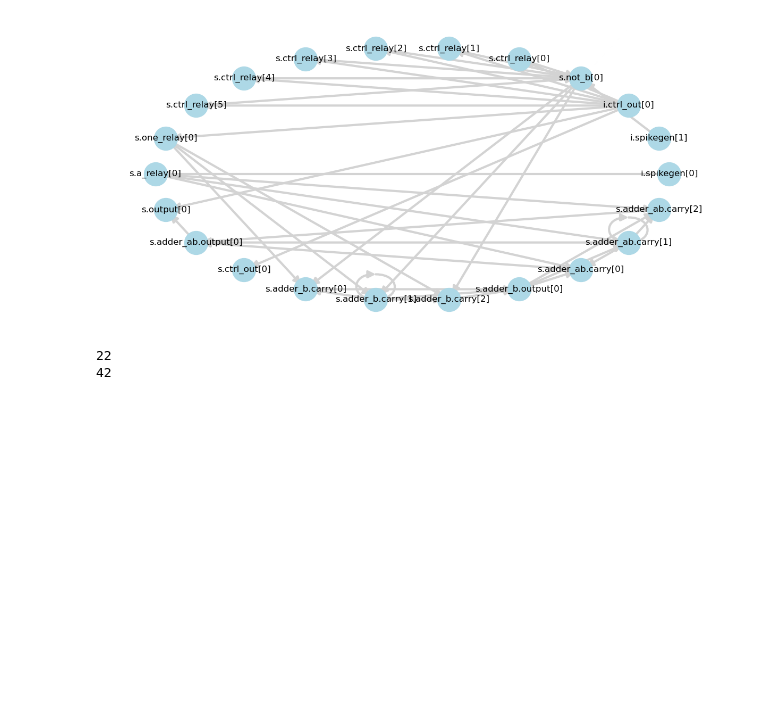
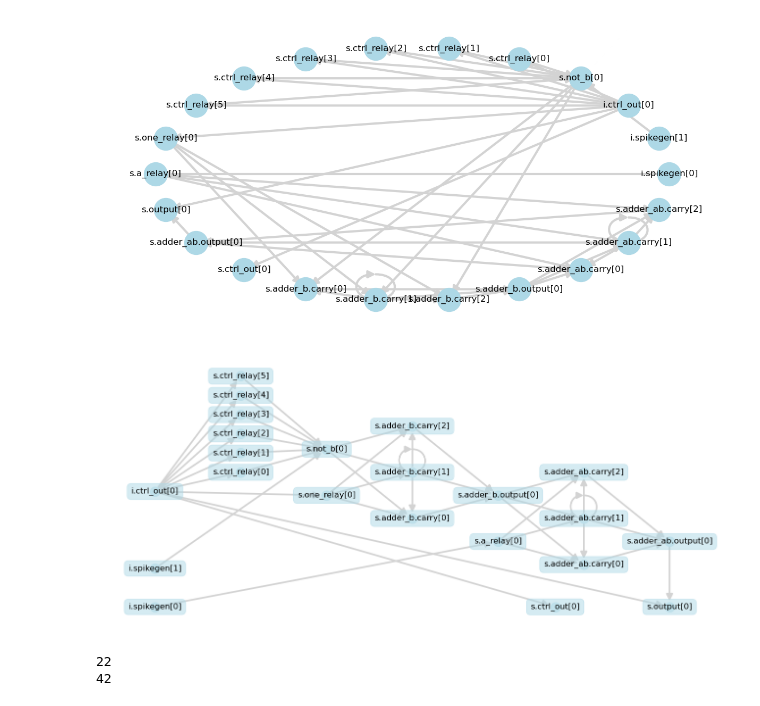
Before and after one commit to sandialabs/Sango, a Jupyter notebook: notebooks/example_subtractor.ipynb, the cells around one changed output. Drawn from its saved outputs; the diff is of its cells as text; code cells hidden in the pictures; blank space fills up the shorter version.

Commit message:
updating subtractor visualization with manual layout

```diff
--- a/notebooks/example_subtractor.ipynb
+++ b/notebooks/example_subtractor.ipynb
@@ -214,4 +216,41 @@ plt.axis('off')
 plt.tight_layout()
 # %% [output]
 [figure]
+# %%
+# Some better visualization with manually placed nodes
+plt.figure(figsize=(13, 6))
+graph = net.graph()
+pos = nx.circular_layout(graph)
+
+# Manually assign links
+pos['i.spikegen[0]'] = [-1,0]
+pos['i.spikegen[1]'] = [-1,1]
+pos['i.ctrl_out[0]'] = [-1,3]
+pos['s.not_b[0]'] = [2,4.1]
+pos['s.ctrl_relay[0]'] = [0.5,3.5]
+pos['s.ctrl_relay[1]'] = [0.5,4]
+pos['s.ctrl_relay[2]'] = [0.5,4.5]
+pos['s.ctrl_relay[3]'] = [0.5,5]
+pos['s.ctrl_relay[4]'] = [0.5,5.5]
+pos['s.ctrl_relay[5]'] = [0.5,6]
+pos['s.one_relay[0]'] = [2,2.9]
+pos['s.a_relay[0]'] = [5,1.7]
+pos['s.output[0]'] = [8,0]
+pos['s.adder_ab.output[0]'] = [8,1.7]
+pos['s.ctrl_out[0]'] = [6,0]
+pos['s.adder_b.carry[0]'] = [3.5,2.3]
+pos['s.adder_b.carry[1]'] = [3.5,3.5]
+pos['s.adder_b.carry[2]'] = [3.5,4.7]
+pos['s.adder_b.output[0]'] = [5,2.9]
+pos['s.adder_ab.carry[0]'] = [6.5,1.1]
+pos['s.adder_ab.carry[1]'] = [6.5,2.3]
+pos['s.adder_ab.carry[2]'] = [6.5,3.5]
+
+nx.draw_networkx_nodes(graph, pos, node_size=200, node_color='lightblue', alpha=0.5)
+nx.draw_networkx_labels(graph, pos, font_size=12, font_color='black', bbox=dict(fc="lightblue", ec="lightblue", boxstyle="round,pad=0.5", alpha=0.5))
+nx.draw_networkx_edges(graph, pos, edge_color='lightgray', width=2.5, arrowsize=20)
+plt.axis('off')
+plt.tight_layout()
+# %% [output]
+[figure, added]
 # %%
```
Also changed, not shown: parts of 5 cells of this notebook.
